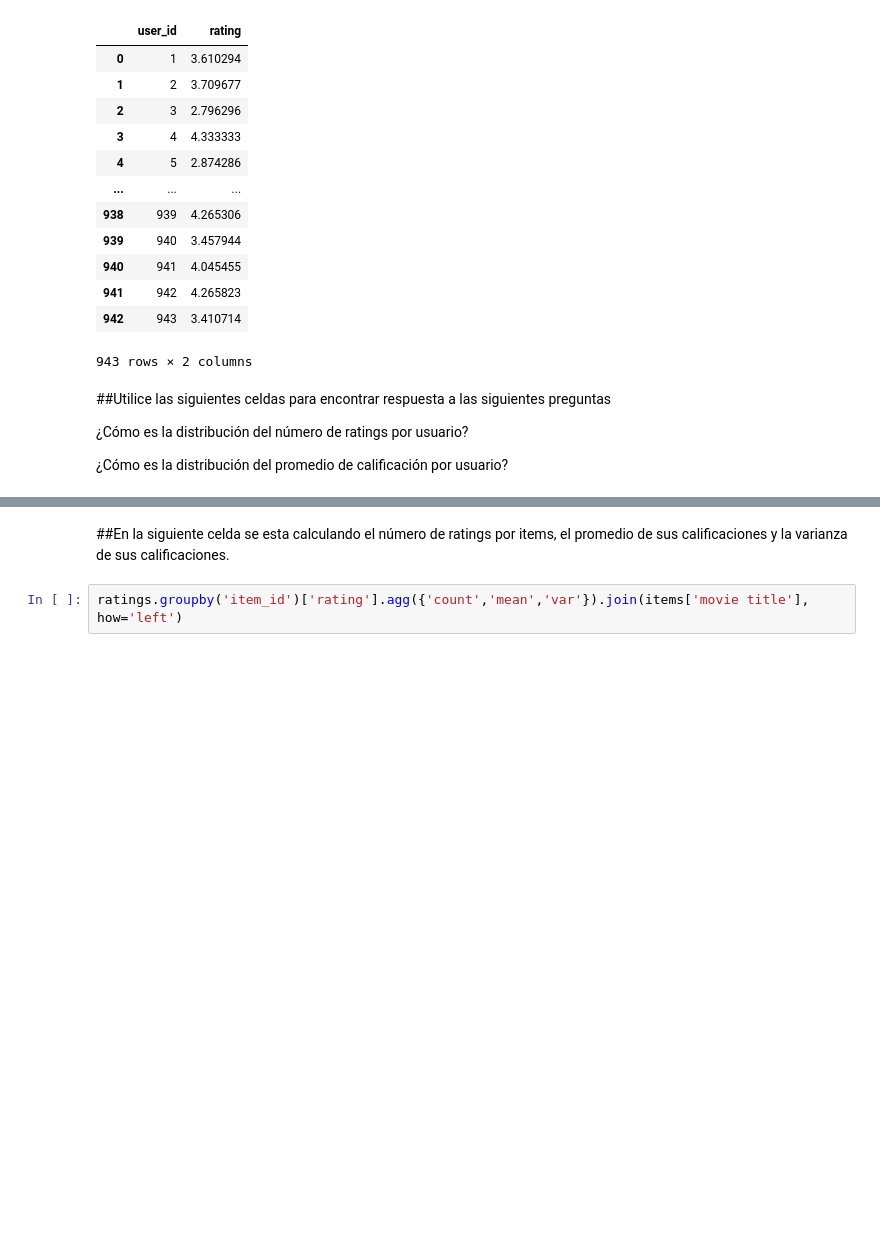
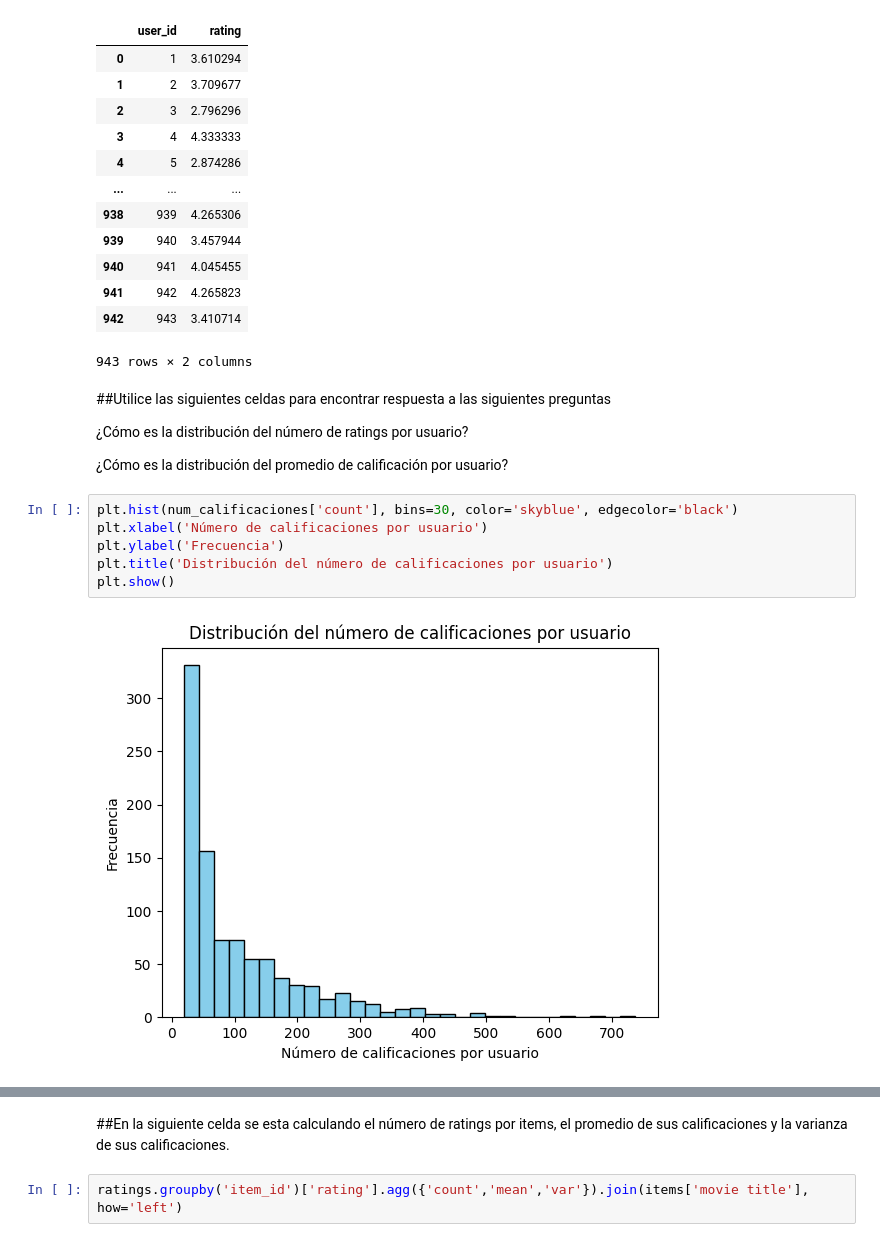
Before and after one commit to AlisonAristizabal/Laboratorio-1-Sistemas-de-Recomendacion, a Jupyter notebook: lab01/MINE4201_SR_Laboratorio_1.ipynb, the cells around one changed output, grey strips where cells are left out. Cells and saved outputs as stored; diff of their text form; blank space fills up the shorter version.

```diff
--- a/lab01/MINE4201_SR_Laboratorio_1.ipynb
+++ b/lab01/MINE4201_SR_Laboratorio_1.ipynb
@@ -162,3 +294,11 @@ ratings.groupby('user_id')['rating'].mean().reset_index()
 ¿Cómo es la distribución del número de ratings por usuario?
 
 ¿Cómo es la distribución del promedio de calificación por usuario?
+# %%
+plt.hist(num_calificaciones['count'], bins=30, color='skyblue', edgecolor='black')
+plt.xlabel('Número de calificaciones por usuario')
+plt.ylabel('Frecuencia')
+plt.title('Distribución del número de calificaciones por usuario')
+plt.show()
+# %% [output]
+[figure, added]
```
Also changed, not shown: parts of 6 cells of this notebook, 1 other file.
